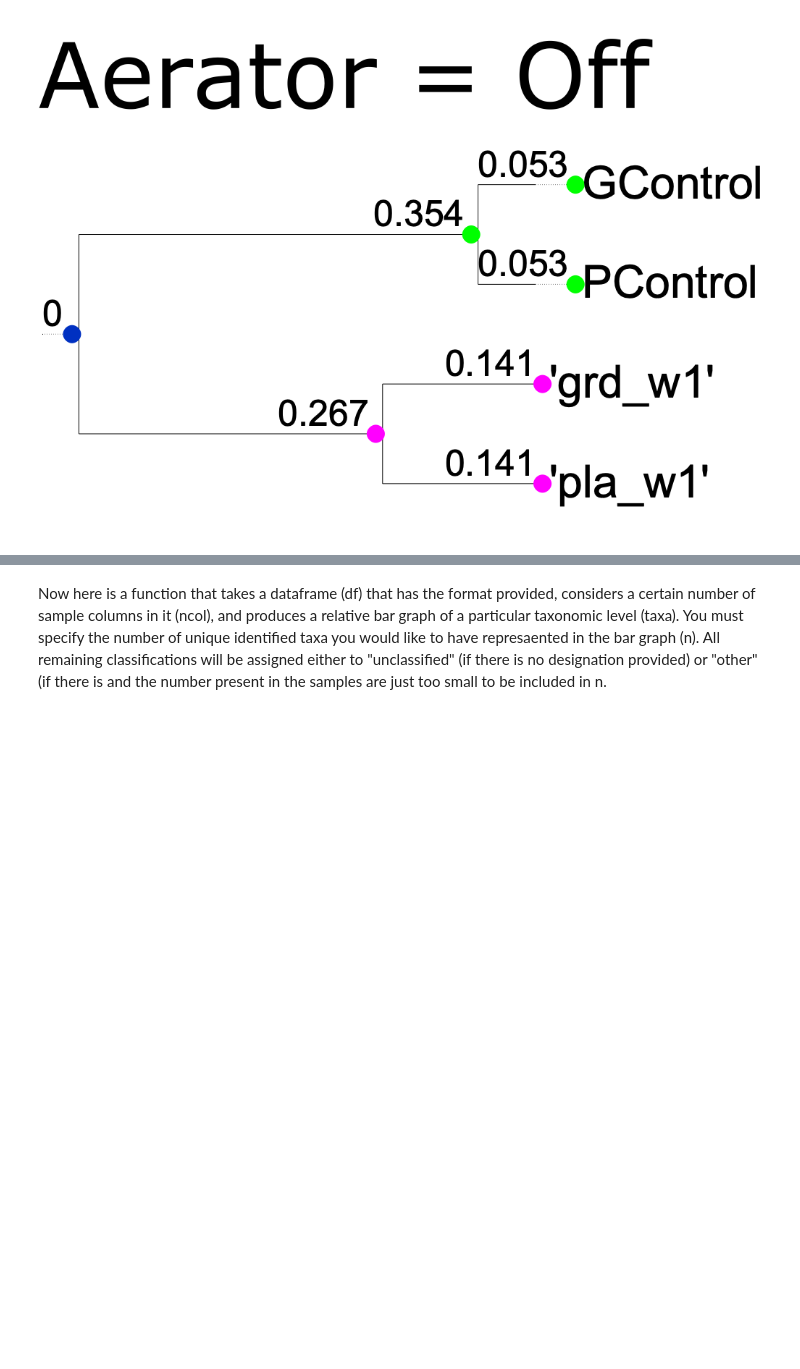
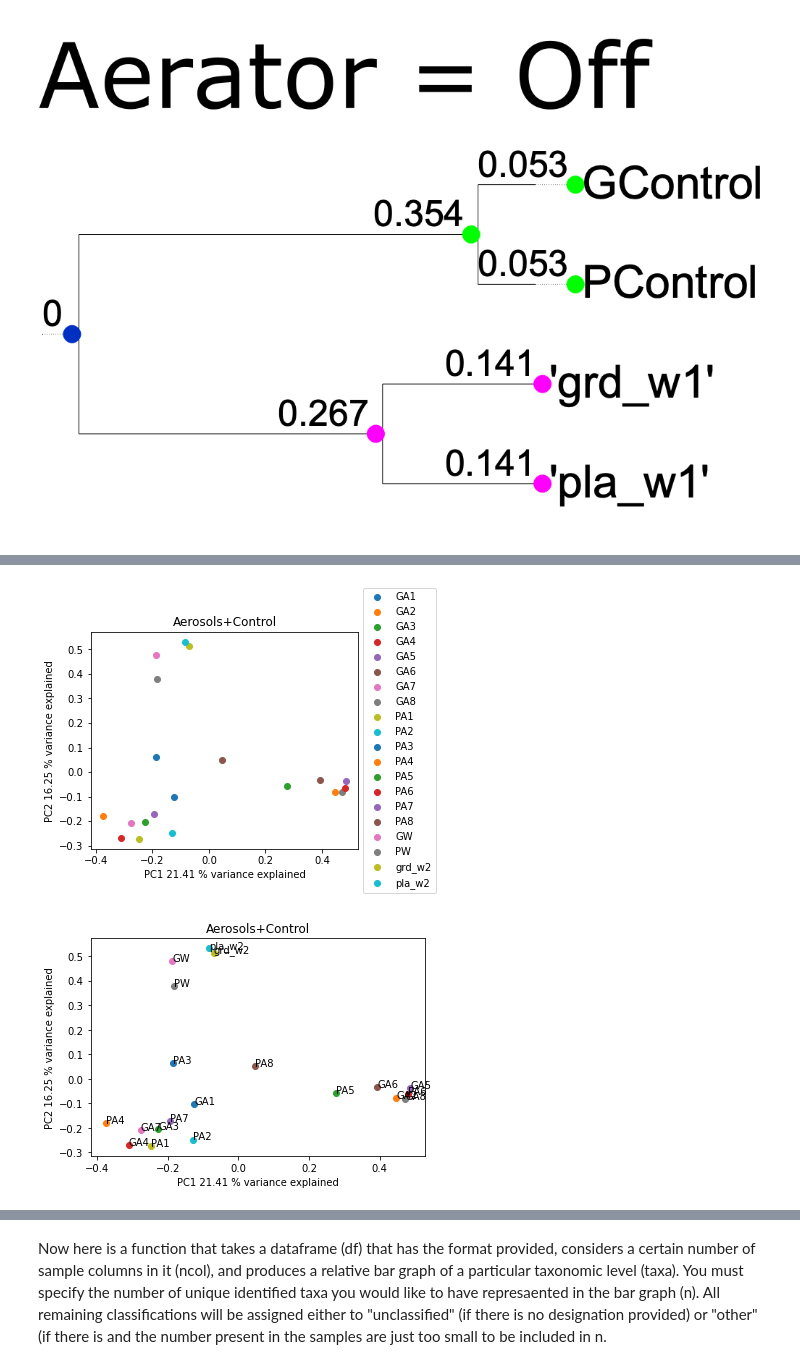
Before and after one commit to astrophysically/some_bio_plots, a Jupyter notebook: Bio_Anal_NEW.ipynb, the cells around one changed output, grey strips where cells are left out. Cells and saved outputs as stored; diff of their text form; code cells hidden in the pictures; blank space fills up the shorter version.

```diff
--- a/Bio_Anal_NEW.ipynb
+++ b/Bio_Anal_NEW.ipynb
@@ -405,0 +469,6 @@ create_cluster_map(df,aeratoroff,'Aerator = Off')
+# %%
+plot_pcoa(df,aerosols+aerosol_control,'Aerosols+Control')
+plot_pcoa_lab(df,aerosols+aerosol_control,'Aerosols+Control')
+# %% [output]
+[figure, added]
+[figure, added]
```
Also changed, not shown: parts of 26 cells of this notebook.
